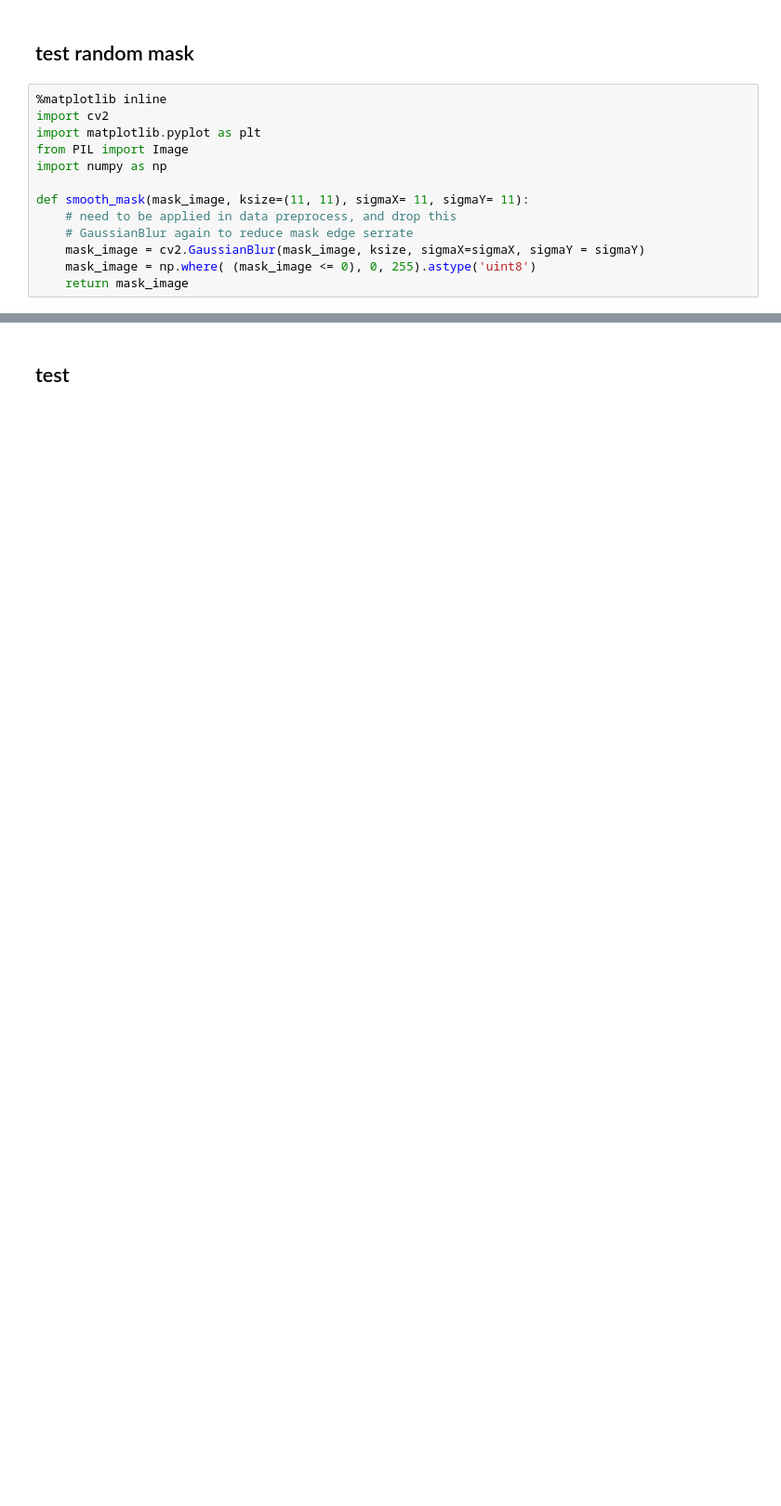
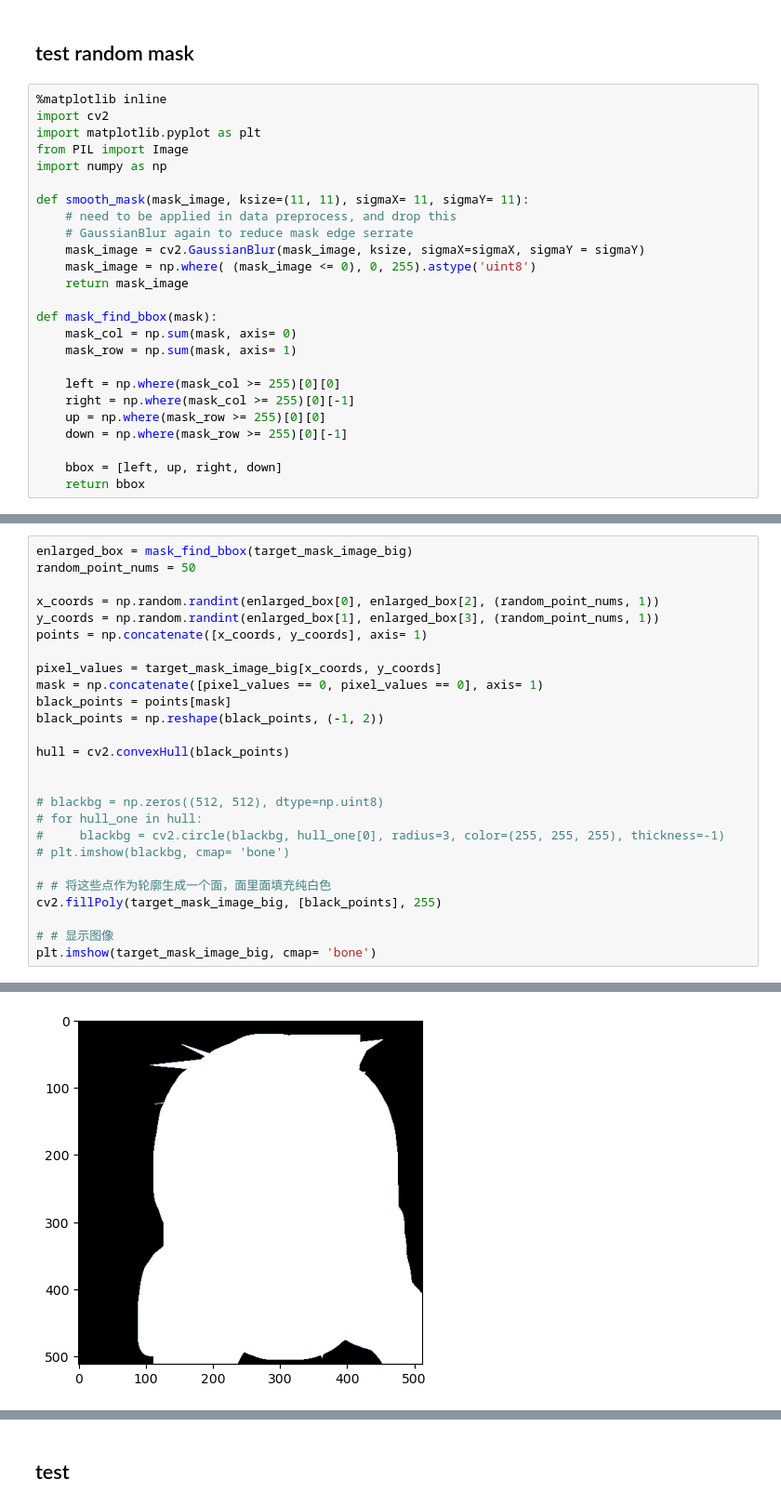
Before and after one commit to over-dosed/HeadSwap_diffusion, a Jupyter notebook: test.ipynb, the cells around one changed output, grey strips where cells are left out. Shown at 93% size. Drawn from its saved outputs; the diff is of its cells as text; blank space fills up the shorter version.

```diff
--- a/test.ipynb
+++ b/test.ipynb
@@ -528,5 +528,17 @@ def smooth_mask(mask_image, ksize=(11, 11), sigmaX= 11, sigmaY= 11):
     mask_image = cv2.GaussianBlur(mask_image, ksize, sigmaX=sigmaX, sigmaY = sigmaY)
     mask_image = np.where( (mask_image <= 0), 0, 255).astype('uint8')
     return mask_image
+
+def mask_find_bbox(mask):
+    mask_col = np.sum(mask, axis= 0)
+    mask_row = np.sum(mask, axis= 1)
+
+    left = np.where(mask_col >= 255)[0][0]
+    right = np.where(mask_col >= 255)[0][-1]
+    up = np.where(mask_row >= 255)[0][0]
+    down = np.where(mask_row >= 255)[0][-1]
+
+    bbox = [left, up, right, down]
+    return bbox
 # %%
 target_image_path = '/data0/wc_data/VFHQ/test/Clip+D4BdpI6h1As+P1+C0+F809-925/00000021.png'
@@ -555,0 +570,27 @@ plt.imshow(target_mask_image_big, cmap= 'bone')
+# %%
+enlarged_box = mask_find_bbox(target_mask_image_big)
+random_point_nums = 50
+
+x_coords = np.random.randint(enlarged_box[0], enlarged_box[2], (random_point_nums, 1))
+y_coords = np.random.randint(enlarged_box[1], enlarged_box[3], (random_point_nums, 1))
+points = np.concatenate([x_coords, y_coords], axis= 1)
+
+pixel_values = target_mask_image_big[x_coords, y_coords]
+mask = np.concatenate([pixel_values == 0, pixel_values == 0], axis= 1)
+black_points = points[mask]
+black_points = np.reshape(black_points, (-1, 2))
+
+hull = cv2.convexHull(black_points)
+
+
+# blackbg = np.zeros((512, 512), dtype=np.uint8)
+# for hull_one in hull:
+#     blackbg = cv2.circle(blackbg, hull_one[0], radius=3, color=(255, 255, 255), thickness=-1)
+# plt.imshow(blackbg, cmap= 'bone')
+
+# # 将这些点作为轮廓生成一个面，面里面填充纯白色
+cv2.fillPoly(target_mask_image_big, [black_points], 255)
+
+# # 显示图像
+plt.imshow(target_mask_image_big, cmap= 'bone')
+# %% [output]
@@ -556,3 +598,4 @@ plt.imshow(target_mask_image_big, cmap= 'bone')
+[figure, added]
 # %%
 target_mask_image_distance = target_mask_image_big - target_mask_image
 plt.imshow(target_mask_image_distance, cmap= 'bone')
```
Also changed, not shown: parts of 13 cells of this notebook, 6 other files.
